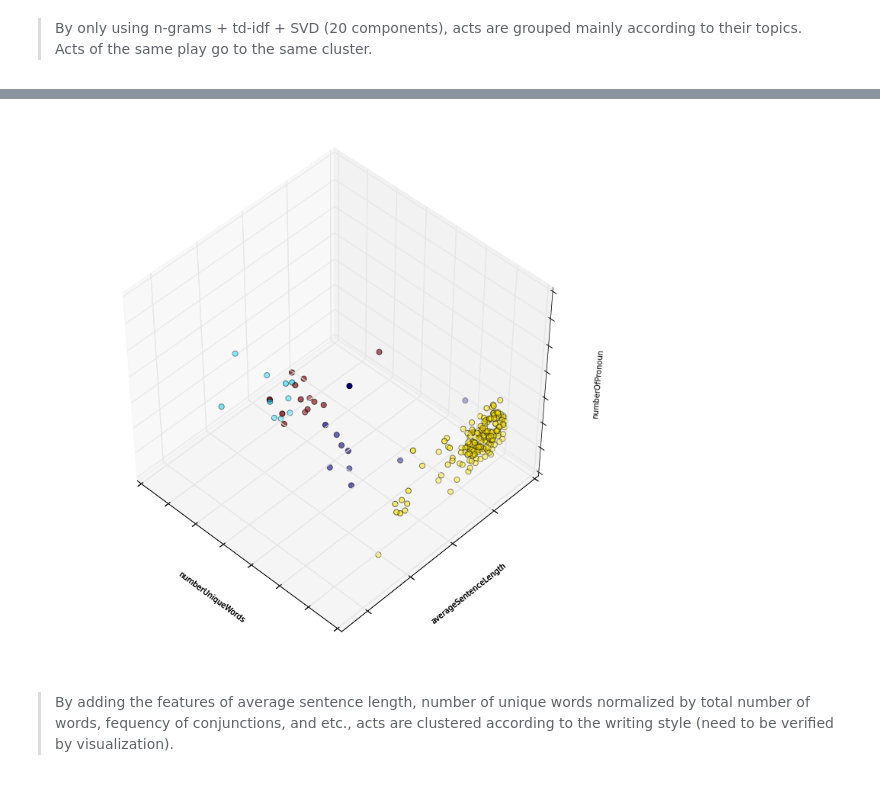
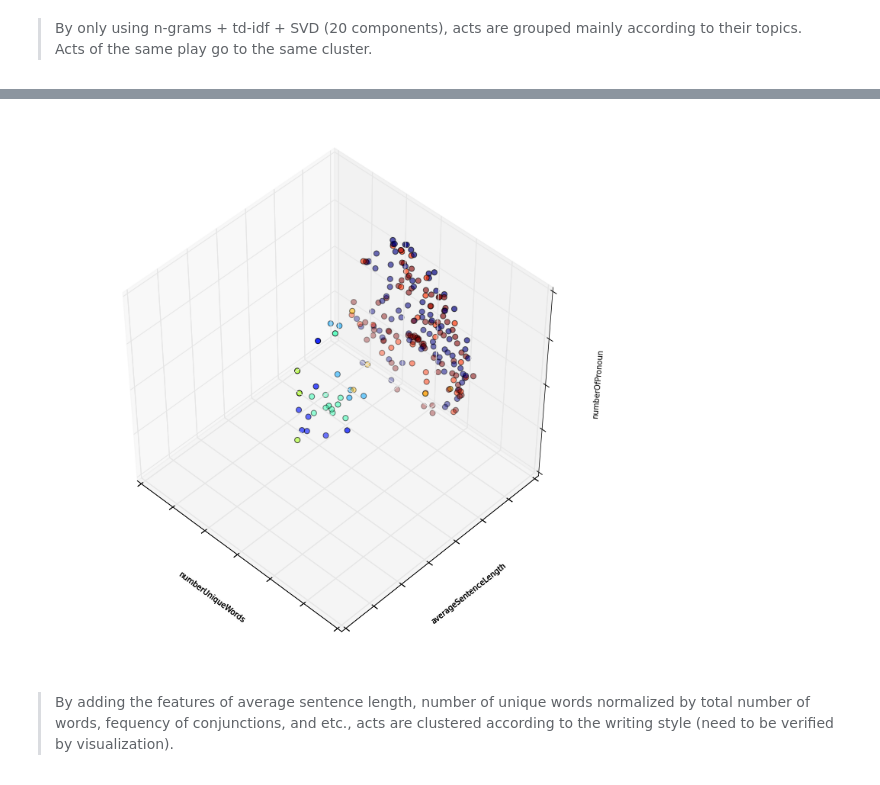
Before and after one commit to bin09122015/HW4, a Jupyter notebook: Feature construction and clustering-v1027.ipynb, the cells around one changed output, grey strips where cells are left out. Cells and saved outputs as stored; diff of their text form; code cells hidden in the pictures.

```diff
--- a/Feature construction and clustering-v1027.ipynb
+++ b/Feature construction and clustering-v1027.ipynb
@@ -343,13 +350,13 @@ def print3D(X, x_label, y_label, z_label, title, labels):
     ax.set_xlabel(x_label)
     ax.set_ylabel(y_label)
     ax.set_zlabel(z_label)
-
-X = df_3.values
-labels = clusterDocuments(X, n_clusters = 4)
-
-print3D(X, 'numberUniqueWords', 'averageSentenceLength', 'numberOfPronoun', 'title', labels)
-# %% [output]
-[figure, removed]
+# %%
+pca = PCA(n_components=3)
+X_3D_PCA = pca.fit_transform(X)
+
+print3D(X_3D_PCA, 'numberUniqueWords', 'averageSentenceLength', 'numberOfPronoun', 'title', labels)
+# %% [output]
+[figure, added]
 # %%
 df_all.to_excel('all feature-v1027.xlsx')
 # %% [markdown]
```
Also changed, not shown: parts of 7 cells of this notebook, 2 other files.
